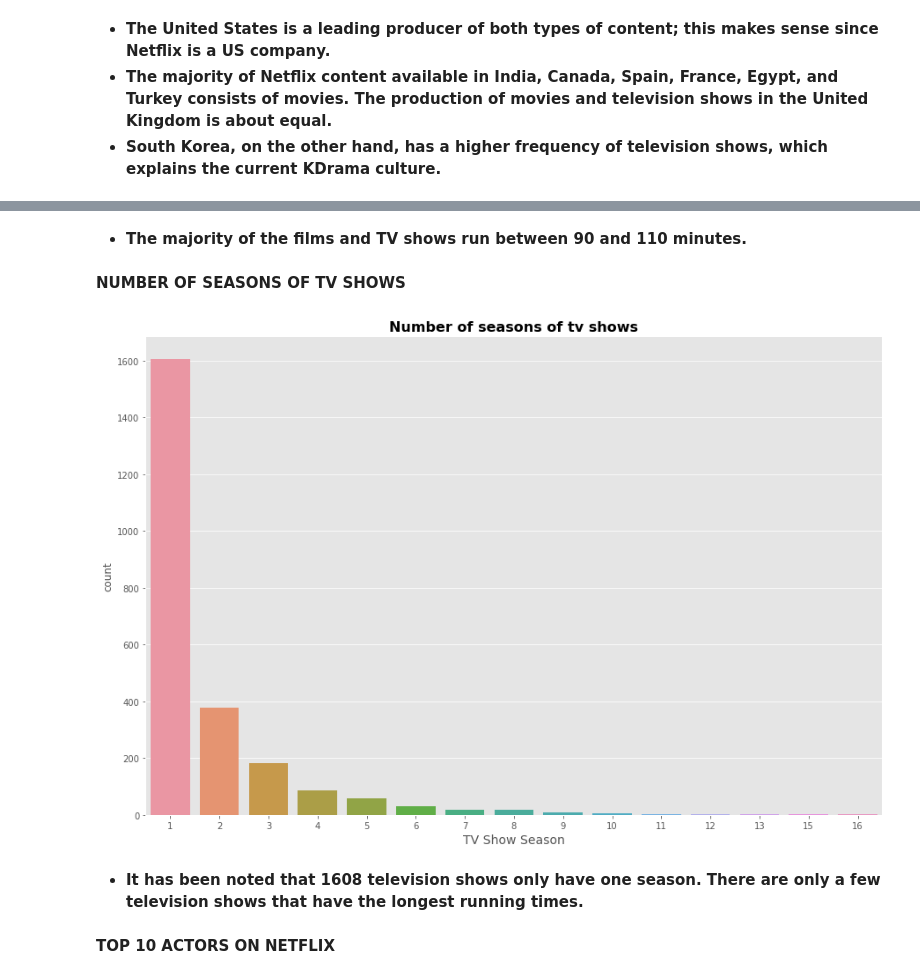
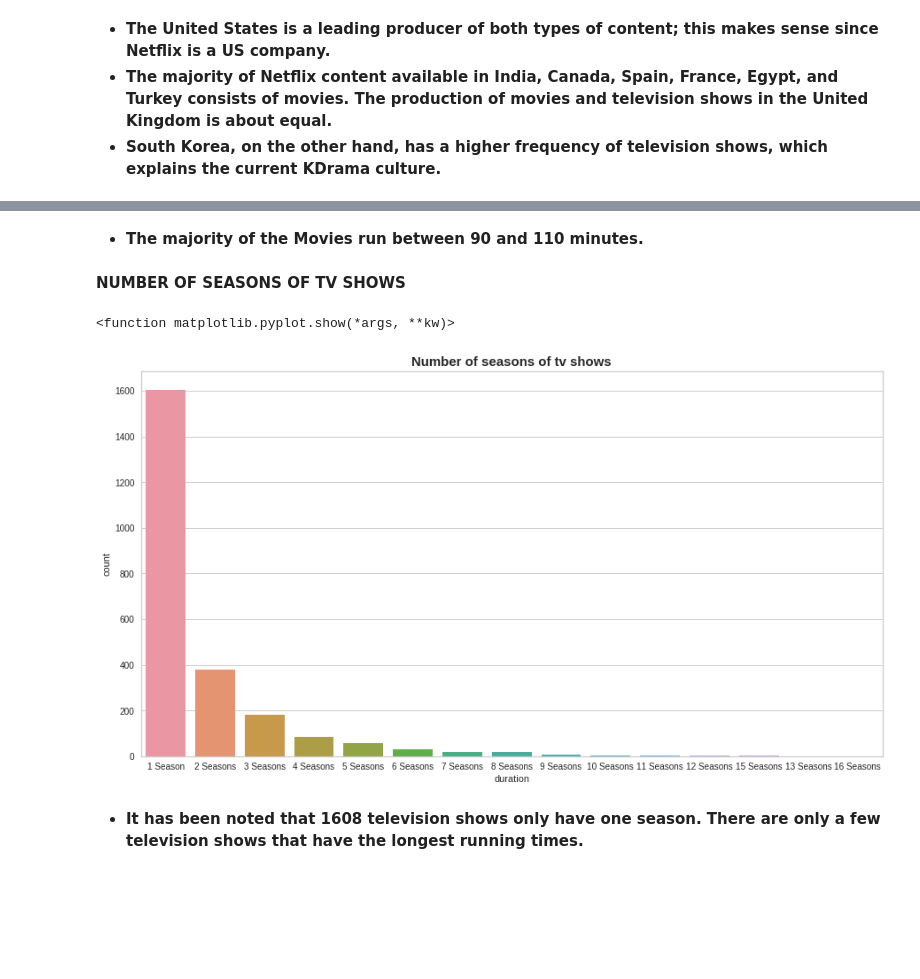
Before and after one commit to Amoghakrao/Netflix-movies-and-tv-shows-clustering, a Jupyter notebook: NETFLIX_MOVIES_AND_TV_SHOWS_CLUSTERING_AMOGHA_K.ipynb, the cells around one changed output, grey strips where cells are left out. Cells and saved outputs as stored; diff of their text form; code cells hidden in the pictures; blank space fills up the shorter version.

```diff
--- a/NETFLIX_MOVIES_AND_TV_SHOWS_CLUSTERING_AMOGHA_K.ipynb
+++ b/NETFLIX_MOVIES_AND_TV_SHOWS_CLUSTERING_AMOGHA_K.ipynb
@@ -240,7 +192,7 @@ netflix_data.isnull().sum().sum()
 * **There are 3631 null values in the dataset, 2389 null values in the director column, 718 null values in the cast column, 507 null values in the country column, 10 in date_added, and 7 in rating. so we need to handle the null values.**
 # %%
 #TREATMENT OF NULL VALUES
-netflix_data['director'].fillna('No Director', inplace=True)
-netflix_data['cast'].fillna('No Cast', inplace=True)
-netflix_data['country'].fillna('Country Unavailable', inplace=True)
+Netflix_dataset['director'].fillna('No Director', inplace=True)
+Netflix_dataset['cast'].fillna('No Cast', inplace=True)
+Netflix_dataset['country'].fillna('Country Unavailable', inplace=True)
 # %% [markdown]
@@ -264,5 +216,5 @@ description      0
 dtype: int64
 # %%
 #REMOVING THE DTAE_ADDEED AND RATING COLUMN
-netflix_data.dropna(subset=['date_added','rating'],inplace=True)
+Netflix_dataset.dropna(subset=['date_added','rating'],inplace=True)
 # %% [markdown]
@@ -304,0 +250,4 @@ netflix_data[["date_added","year_added","month_added"]].head()
+# %%
+##CREATING TV SHOW DATAFRAME
+netflix_shows = Netflix_dataset[Netflix_dataset['type']=='TV Show'].copy()
+netflix_shows.head()
@@ -408,0 +386,7 @@ plt.show()
+# %%
+#TOP ACTORS IN TV SHOW USING COUNTPLOT
+filtered_cast_shows = netflix_shows[netflix_shows.cast != 'No Cast'].set_index('title').cast.str.split(', ', expand=True).stack().reset_index(level=1, drop=True)
+plt.figure(figsize=(15,8))
+plt.title('Top 10 Actor TV Shows Based on The Number of Titles',fontweight ='bold', size = 15)
+sns.countplot(y = filtered_cast_shows, order=filtered_cast_shows.value_counts().index[:10], palette='rainbow')
+plt.show()
@@ -638,19 +437,15 @@ plt.show()
 # %% [markdown]
-* **The majority of the films and TV shows run between 90 and 110 minutes.**
+* **The majority of the Movies run between 90 and 110 minutes.**
 # %% [markdown]
 **NUMBER OF SEASONS OF TV SHOWS**
 # %%
 #NUMBER OF SEASONS OF TV SHOWS
-tv_shows=netflix_data[netflix_data['type']=='TV Show']
-
-plt.figure(figsize=(15, 10))
-sns.countplot(tv_shows['duration'])
-plt.title('Number of seasons of tv shows', fontsize=16,fontweight="bold")
-plt.xlabel('TV Show Season', fontsize=14)
-plt.show()
+plt.figure(figsize=(15,8))
+plt.title("Number of seasons of tv shows",fontweight='bold', size=15)
+sns.countplot(x=netflix_shows['duration'],data=netflix_shows,order = netflix_shows['duration'].value_counts().index)
+plt.show
 # %% [output]
+<function matplotlib.pyplot.show(*args, **kw)>
-[figure, old version]
+[figure, new version]
 # %% [markdown]
 * **It has been noted that 1608 television shows only have one season. There are only a few television shows that have the longest running times.**
-# %% [markdown]
-**TOP 10 ACTORS ON  NETFLIX**
```
Also changed, not shown: parts of 196 cells of this notebook.
